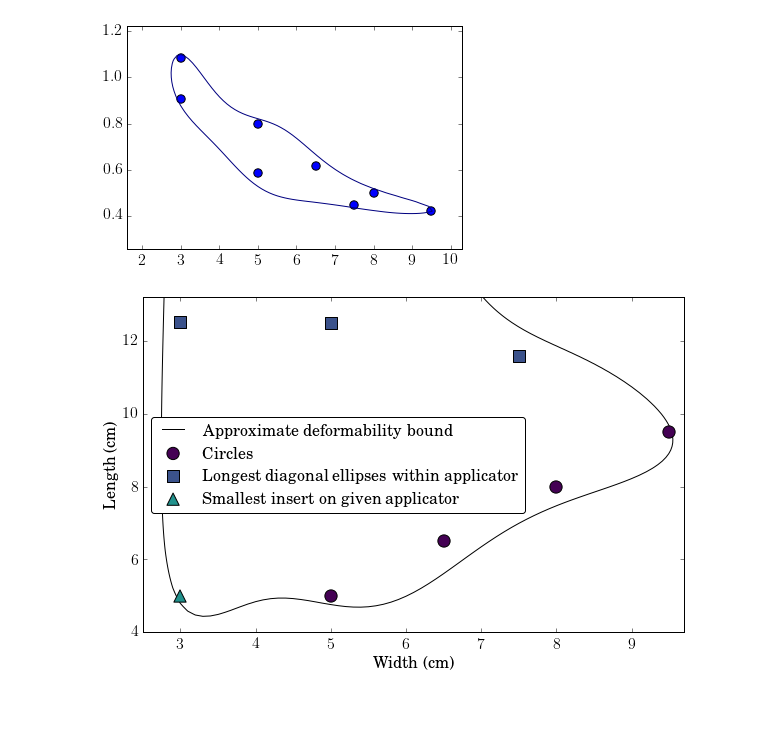
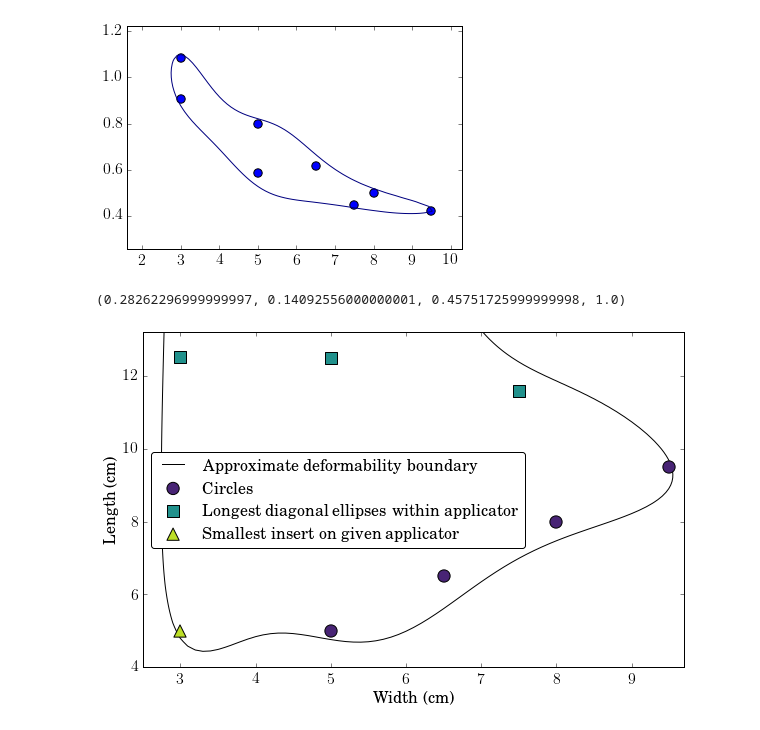
Before and after one commit to SimonBiggs/electronfactors, a Jupyter notebook: examples/Discussion -- Example of where to first measure.ipynb, the cells around one changed output. Drawn from its saved outputs; the diff is of its cells as text; code cells hidden in the pictures.

```diff
--- a/examples/Discussion -- Example of where to first measure.ipynb
+++ b/examples/Discussion -- Example of where to first measure.ipynb
@@ -236,39 +236,43 @@ mesh_eqPonA = to_eqPonA(mesh_width, mesh_length)
 
 give_translated = fit_give(
     mesh_width, mesh_eqPonA, width[aperture_size], eqPonA[aperture_size], factor_test, kx=2, ky=1)
+# %%
+green_cm(0.1)
+# %% [output]
+(0.28262296999999997, 0.14092556000000001, 0.45751725999999998, 1.0)
 # %%
 plt.figure(figsize=(6 * 1.618, 6))
 
 plt.scatter(
     circles[aperture_size],
     circles[aperture_size],
-    c=[0.26700401, 0.00487433, 0.32941519], s=150,
-    label='Circles', zorder=20)
+    c=[0.28262296999999997, 0.14092556000000001, 0.45751725999999998], s=150,
+    label=r'Circles', zorder=20)
 
 aperture_size = 10
 plt.scatter(
     long_ellipse_width[aperture_size],
-    long_ellipse_length[aperture_size], s=150, c=green_cm(0.25),
-    label='Longest diagonal ellipses within applicator', marker='s')
+    long_ellipse_length[aperture_size], s=150, c=green_cm(0.5),
+    label=r'Longest diagonal ellipses within applicator', marker='s')
 
 plt.scatter(
     thin_ellipses_width[aperture_size],
-    thin_ellipses_length[aperture_size], c=green_cm(0.5), s=150,
-    label='Smallest insert on given applicator', marker='^', zorder=20)
+    thin_ellipses_length[aperture_size], c=green_cm(0.9), s=150,
+    label=r'Smallest insert on given applicator', marker='^', zorder=20)
 
 plt.contour(mesh_width, mesh_length, give_translated, levels=[0.5], colors='k')
-plt.plot(3, 0.4, 'k-', label=r'Approximate deformability bound')
+plt.plot(3, 0.4, 'k-', label=r'Approximate deformability boundary')
 
 # plt.title(r'Example initial measurements')
-plt.xlabel("Width (cm)")
-plt.ylabel("Length (cm)")
+plt.xlabel(r'Width (cm)')
+plt.ylabel(r'Length (cm)')
 
 plt.xlim([2.5, 9.7])
 plt.ylim([4, 13.2])
 
 plt.legend(fancybox=True, loc='center left')
 
 plt.savefig('figures/where_to_measure.png', bbox_inches='tight', dpi=300)
 plt.savefig('figures/where_to_measure.eps', bbox_inches='tight')
 # %% [output]
-[figure, old version]
+[figure, new version]
```
Also changed, not shown: parts of 1 cell of this notebook, 20 other files.
